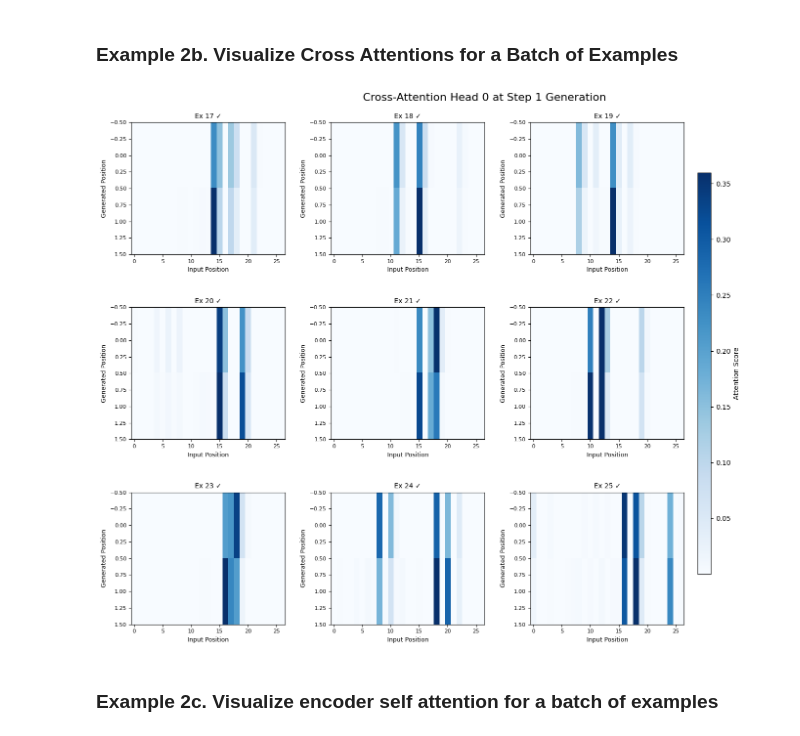
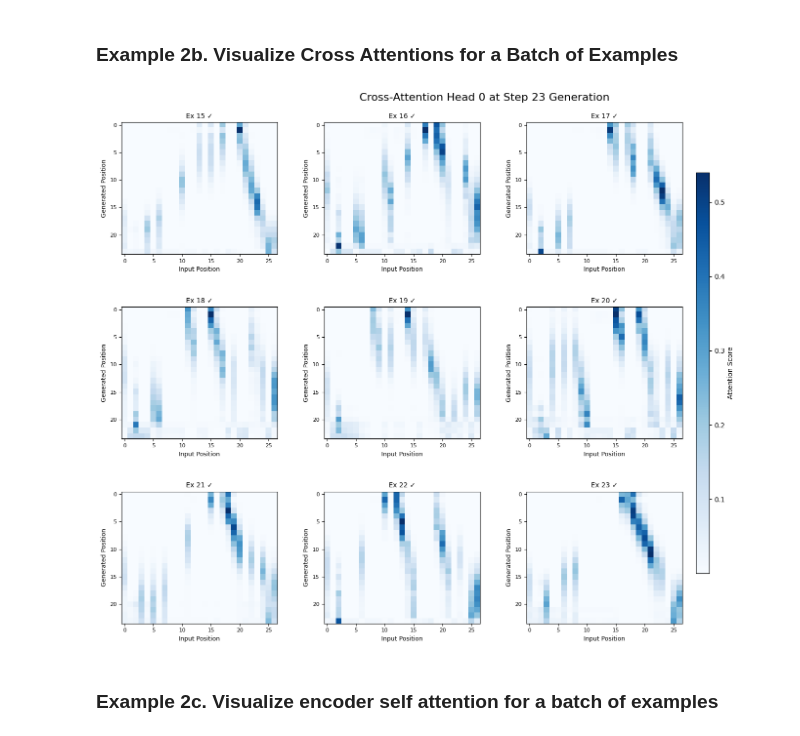
Before and after one commit to cocoxhuang/DyckTransformer, a Jupyter notebook: Analysis.ipynb, the cells around one changed output. Saved outputs shown, nothing was run; the diff lists cells and outputs as text; code cells hidden in the pictures.

```diff
--- a/Analysis.ipynb
+++ b/Analysis.ipynb
@@ -244,20 +130,20 @@ Target: bos 1 1 1 0 1 0 1 0 0 1 0 0 1 0 1 0 1 1 1 0 0 0 1 1 0 0
 # %%
 # Example: Analyze 9 examples starting from example #15
 # all for attention head 0 at step 21 (the 22th token generated in the sequence)
 # The ✓ and ✗ in the title indicate whether the Dyck path is predicted correctly or not
 #=================
 # choose the examples, step of generation and attention heads to analyze
-start_idx = 17  # the index of the first example to analyze
+start_idx = 15  # the index of the first example to analyze
 num_examples = 9  # Number of examples to show
 att_head = 0    # attention head to visualize
-step = 1  # which token is being generated in the sequence when analyzing cross-attention. 0 means the first token after BOS.
+step = 23  # which token is being generated in the sequence when analyzing cross-attention. 0 means the first token after BOS.
 # some plotting parameters
 figsize = (16, 12)  # figure size for visualization
 cmap = 'Blues'  # colormap for visualization, e.g. 'Blues', 'inferno', 'viridis'
 #=================
 outputs = analyze_cross_attention(model, examples, start_idx=start_idx, step=step, att_head=att_head, num_examples=num_examples, figsize=figsize, cmap=cmap)
 # %% [output]
-[figure, old version]
+[figure, new version]
 # %% [markdown]
 ### Example 2c. Visualize encoder self attention for a batch of examples
 # %%
```
Also changed, not shown: parts of 28 cells of this notebook, 16 other files.
